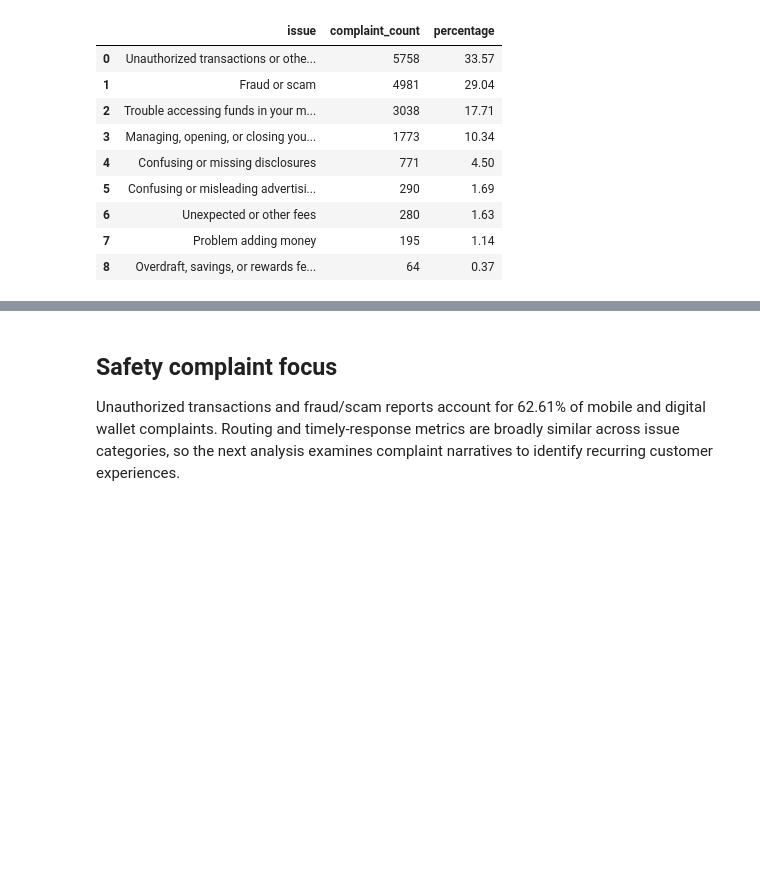
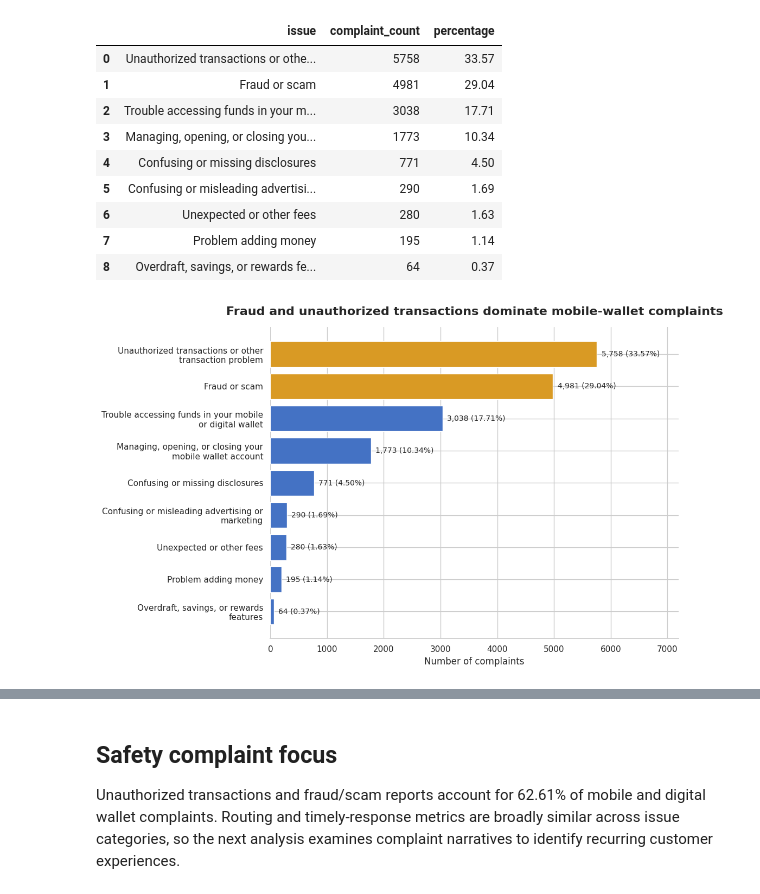
Before and after one commit to johnxavier10k/fintech-complaints-product-analysis, a Jupyter notebook: notebooks/01_data_validation.ipynb, the cells around one changed output, grey strips where cells are left out. Saved outputs shown, nothing was run; the diff lists cells and outputs as text; code cells hidden in the pictures; blank space fills up the shorter version.

```diff
--- a/notebooks/01_data_validation.ipynb
+++ b/notebooks/01_data_validation.ipynb
@@ -386,6 +386,90 @@ Mobile/digital wallet complaints: 17150
 | 6 | Unexpected or other fees | 280 | 1.63 |
 | 7 | Problem adding money | 195 | 1.14 |
 | 8 | Overdraft, savings, or rewards fe... | 64 | 0.37 |
+# %%
+import pandas as pd
+import matplotlib.pyplot as plt
+import textwrap
+
+file_path = "/content/drive/MyDrive/fintech-complaints-product-analysis/fintech_complaints_raw.csv"
+
+raw_df = pd.read_csv(file_path, low_memory=False)
+
+wallet_chart_df = raw_df[
+    raw_df["Sub-product"].eq("Mobile or digital wallet")
+].copy()
+
+issue_chart = (
+    wallet_chart_df["Issue"]
+    .value_counts()
+    .rename_axis("issue")
+    .reset_index(name="complaint_count")
+)
+
+issue_chart["percentage"] = (
+    issue_chart["complaint_count"]
+    / len(wallet_chart_df)
+    * 100
+)
+
+issue_chart = issue_chart.head(9)
+
+issue_chart["display_issue"] = issue_chart["issue"].apply(
+    lambda text: "\n".join(textwrap.wrap(str(text), width=38))
+)
+
+fig, ax = plt.subplots(figsize=(11, 7))
+
+bars = ax.barh(
+    issue_chart["display_issue"],
+    issue_chart["complaint_count"],
+    color=[
+        "#D99A24" if i < 2 else "#4472C4"
+        for i in range(len(issue_chart))
+    ]
+)
+
+ax.invert_yaxis()
+
+for bar, count, percentage in zip(
+    bars,
+    issue_chart["complaint_count"],
+    issue_chart["percentage"]
+):
+    ax.text(
+        bar.get_width() + 80,
+        bar.get_y() + bar.get_height() / 2,
+        f"{count:,} ({percentage:.2f}%)",
+        va="center",
+        fontsize=10
+    )
+
+ax.set_title(
+    "Fraud and unauthorized transactions dominate mobile-wallet complaints",
+    fontsize=16,
+    fontweight="bold",
+    pad=16
+)
+
+ax.set_xlabel("Number of complaints")
+ax.set_ylabel("")
+ax.set_xlim(0, issue_chart["complaint_count"].max() * 1.25)
+
+ax.spines["top"].set_visible(False)
+ax.spines["right"].set_visible(False)
+ax.spines["left"].set_visible(False)
+
+plt.tight_layout()
+
+plt.savefig(
+    "wallet_issue_distribution.png",
+    dpi=300,
+    bbox_inches="tight"
+)
+
+plt.show()
+# %% [output]
+[figure, added]
 # %%
 wallet_issue_metrics = (
     wallet_df.groupby("issue")
```
Also changed, not shown: parts of 5 cells of this notebook.
